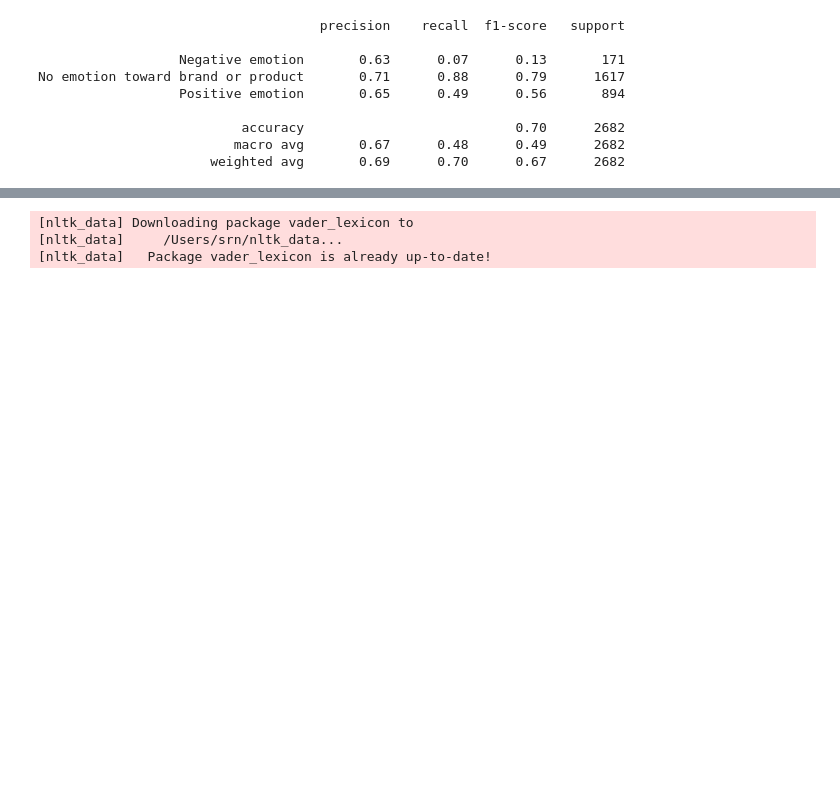
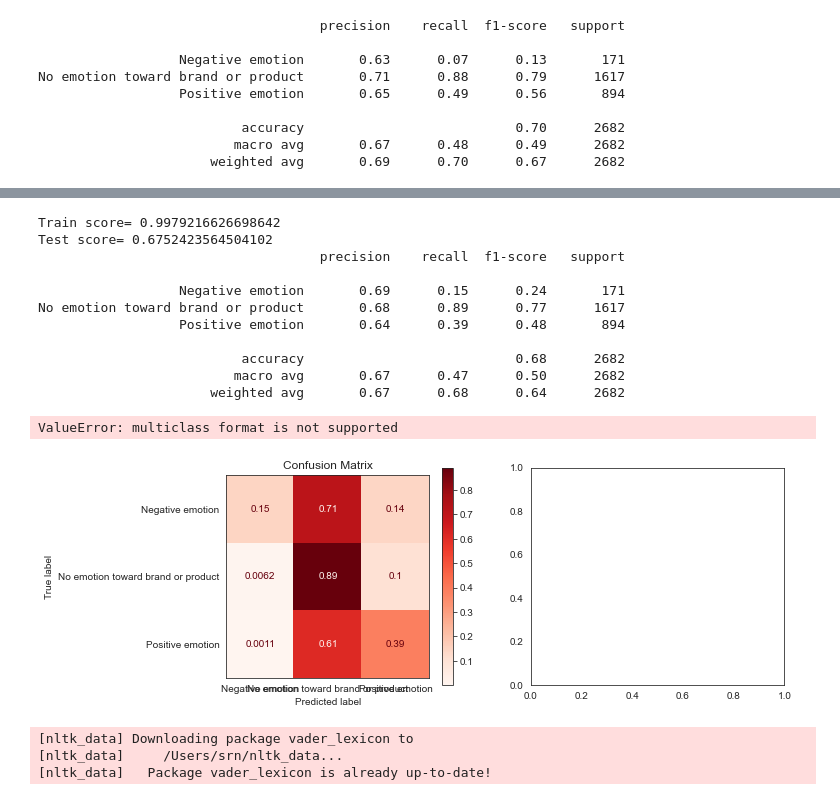
Before and after one commit to chefnewman/dsc-mod-4-project-v2-1-online-ds-pt-100719, a Jupyter notebook: Mod4_Project.ipynb, the cells around one changed output, grey strips where cells are left out. Saved outputs shown, nothing was run; the diff lists cells and outputs as text; code cells hidden in the pictures; blank space fills up the shorter version.

```diff
--- a/Mod4_Project.ipynb
+++ b/Mod4_Project.ipynb
@@ -443,0 +627,6 @@ No emotion toward brand or product       0.71      0.88      0.79      1617
+# %%
+text_rfc = Pipeline([('tfidf', TfidfVectorizer(lowercase=True, stop_words='english',tokenizer=tokenizer.tokenize)),
+                     ('clf', RandomForestClassifier(class_weight='balanced'))])
+
+# Feed the training data through the pipeline
+text_rfc.fit(X_train, y_train)
@@ -443,0 +651,3 @@ No emotion toward brand or product       0.71      0.88      0.79      1617
+# %%
+# Form a prediction set
+predictions = text_rfc.predict(X_test)
@@ -444,3 +674,19 @@ No emotion toward brand or product       0.71      0.88      0.79      1617
+# %%
+evaluate_model(text_rfc, y_train, y_test, predictions, X_train, X_test)
+# %% [output]
+Train score= 0.9979216626698642
+Test score= 0.6752423564504102
+                                    precision    recall  f1-score   support
+
+                  Negative emotion       0.69      0.15      0.24       171
+No emotion toward brand or product       0.68      0.89      0.77      1617
+                  Positive emotion       0.64      0.39      0.48       894
+
+                          accuracy                           0.68      2682
+                         macro avg       0.67      0.47      0.50      2682
+                      weighted avg       0.67      0.68      0.64      2682
+ValueError: multiclass format is not supported
+[figure, added]
 # %%
 # tfid = TfidfVectorizer()
 # %%
```
Also changed, not shown: parts of 52 cells of this notebook.
